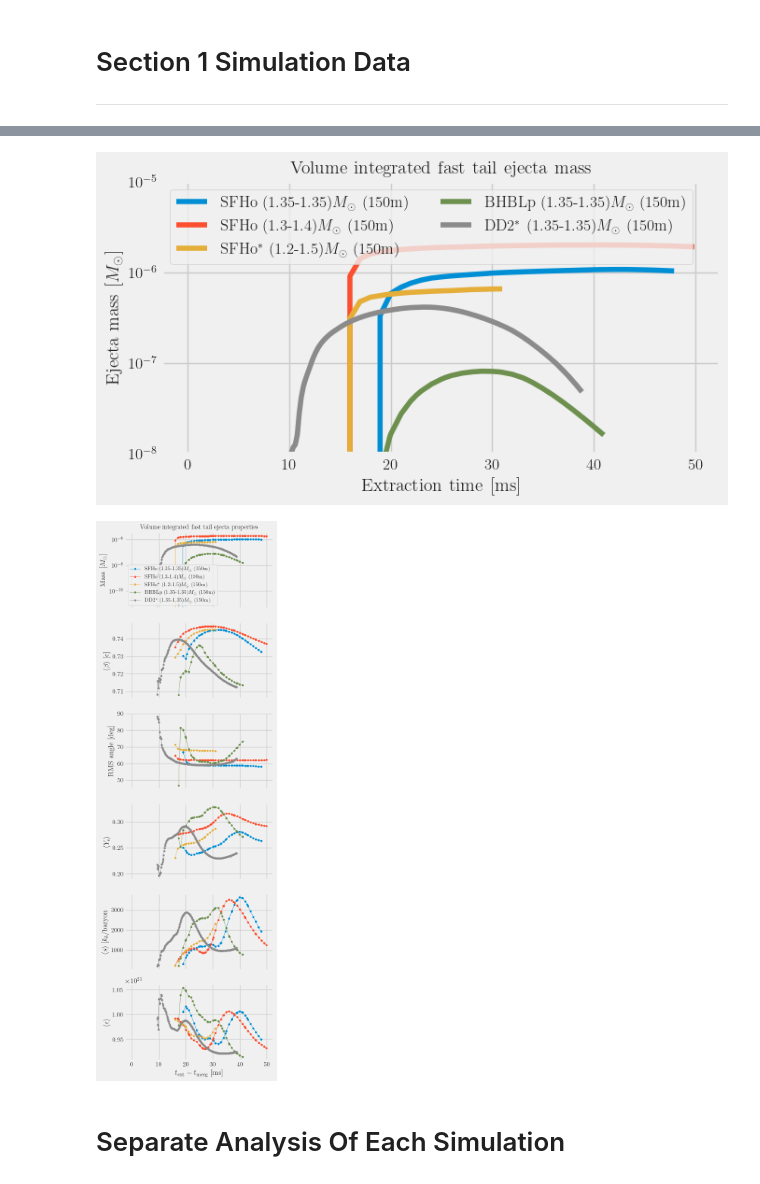
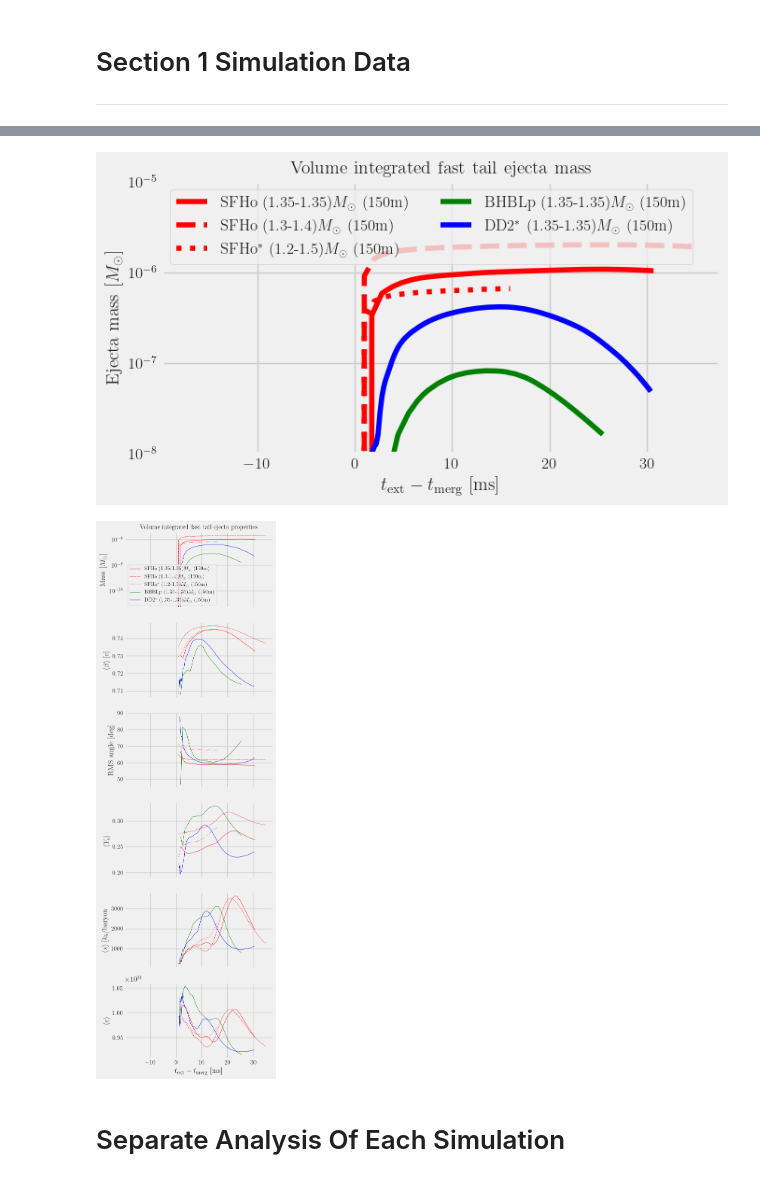
Before and after one commit to vsevolodnedora/PBA_projects, a Jupyter notebook: knafg/knafg_kenta/ejecta_analysis.ipynb, the cells around one changed output, grey strips where cells are left out. Saved outputs shown, nothing was run; the diff lists cells and outputs as text; code cells hidden in the pictures.

```diff
--- a/knafg/knafg_kenta/ejecta_analysis.ipynb
+++ b/knafg/knafg_kenta/ejecta_analysis.ipynb
@@ -113,6 +115,7 @@ def get_vave_theta_rms(sim_dic:dict, crit:str) -> pd.DataFrame:
     ej = PBA.id_kenta.EjectaData(sim_dic["datadir"]+"ej_collated.h5",verbose=True)
 
     for it, text in enumerate(ej.getText()):
+
         ej_mass = ej.get(v_n="mass",text=text)
 
         mask = ej.get_vinf_mask(crit=crit)
@@ -133,7 +136,7 @@ def get_vave_theta_rms(sim_dic:dict, crit:str) -> pd.DataFrame:
 
     tmerg = sim_dic["tmerg"]
     times = ej.getText()
-    vals["time"] = times# - tmerg
+    vals["time"] = times - tmerg
 
     return pd.DataFrame.from_dict(vals)
 # %%
@@ -178,6 +175,7 @@ FAST TAIL PROPERTIES AT EXTRACTION TIME WHEN MASS IS MAX
 # %%
 # Ejecta mass evolution of all simulation
-def plot_all_sim_ejecta_mass(crit=None,yscale="linear",ylim=(0,0.04),title="Volume integrated ejecta mass"):
+def plot_all_sim_ejecta_mass(crit=None,yscale="linear",ylim=(0,0.04),title="Volume integrated ejecta mass",
+                             figname="figname"):
     fig, ax = plt.subplots(ncols=1,nrows=1,figsize=(7,4))
     #ax2 = ax.twinx()
     for idx, sim_dic in enumerate(df.iterrows()):
@@ -187,13 +185,13 @@ def plot_all_sim_ejecta_mass(crit=None,yscale="linear",ylim=(0,0.04),title="Volu
             mass = ej.total_mass()
         else:
             mass = ej.total_mass_vs_text(crit=crit)
-
+        tmerg = sim_dic["tmerg"]
         if sim_dic["given_time"] == "new":
-            ax.plot(ej.getText(), mass, color=color_pal[idx],
-                label=sim_dic["label"],ls="-")
+            ax.plot(ej.getText()-tmerg, mass,
+                    color=sim_dic["color"], ls=sim_dic["ls"], label=sim_dic["label"])
         else:
-            ax.plot(ej.getText(), mass, color=color_pal[idx],
-                label=sim_dic["label"],ls=":")
+            ax.plot(ej.getText()-tmerg, mass, color=sim_dic["color"], ls=sim_dic["ls"],
+                label=sim_dic["label"])
         # data = PBA.id_kenta.Data(fpath_rhomax=sim_dic["datadir"]+sim_dic["rhomax"],
         #                          fpath_mdot=sim_dic["datadir"]+sim_dic["mdot_extract"])
         # ax.plot(ej.getText(), ej.total_mass_fasttail(),color=color_pal[sim_dic["idx"]],
@@ -205,15 +203,14 @@ def plot_all_sim_ejecta_mass(crit=None,yscale="linear",ylim=(0,0.04),title="Volu
     ax.set_yscale(yscale)
     ax.legend(fontsize=12,ncol=2)
     # ax.set_yscale("log")
-    ax.set_xlabel("Extraction time [ms]",fontsize=14)
+    ax.set_xlabel(r"$t_{\rm ext} - t_{\rm merg}$ [ms]",fontsize=14)
     ax.set_ylabel(r"Ejecta mass $[M_{\odot}]$",fontsize=14)
     ax.set_title(title,fontsize=14)
     # ax.grid(which="both",axis="both")
     plt.tight_layout()
-    plt.savefig(figs+"ejecta_mass_evol.png",dpi=256)
+    plt.savefig(figs+figname,dpi=256)
     plt.show()
-def plot_all_sim_ejecta_massave_vel(crit=None,yscale="linear",ylim=(0,0.04),title="Volume integrated ejecta mass",
-                                    figfpath:str="mej_vej_theta.png"):
+def plot_all_sim_ejecta_massave_vel(crit=None,yscale="linear",ylim=(0,0.04),title="Volume integrated ejecta mass", figfpath:str="mej_vej_theta.png"):
     fig, ax = plt.subplots(ncols=1,nrows=6,sharex="all",figsize=(5,15))
     #ax2 = ax.twinx()
     for idx, sim_dic in enumerate(df.iterrows()):
@@ -221,15 +218,15 @@ def plot_all_sim_ejecta_massave_vel(crit=None,yscale="linear",ylim=(0,0.04),titl
 
         df_ave = get_vave_theta_rms(sim_dic=sim_dic, crit=crit)
 
-        ax[0].plot(df_ave["time"], df_ave["mass"], color=color_pal[idx], label=sim_dic["label"],marker='.', lw=.6)
+        ax[0].plot(df_ave["time"], df_ave["mass"], color=sim_dic["color"], label=sim_dic["label"], ls=sim_dic["ls"], lw=.6)
 
         # ---
 
-        ax[1].plot(df_ave["time"], df_ave["vave"], color=color_pal[idx], marker='.', lw=.6)
-        ax[2].plot(df_ave["time"], df_ave["theta_rms"], color=color_pal[idx], marker='.', lw=.6)
-        ax[3].plot(df_ave["time"], df_ave["ye_ave"], color=color_pal[idx], marker='.', lw=.6)
-        ax[4].plot(df_ave["time"], df_ave["entr_ave"], color=color_pal[idx], marker='.', lw=.6)
-        ax[5].plot(df_ave["time"], df_ave["eps_ave"], color=color_pal[idx], marker='.', lw=.6)
+        ax[1].plot(df_ave["time"], df_ave["vave"], color=sim_dic["color"], ls=sim_dic["ls"], lw=.6)
+        ax[2].plot(df_ave["time"], df_ave["theta_rms"], color=sim_dic["color"], ls=sim_dic["ls"],lw=.6)
+        ax[3].plot(df_ave["time"], df_ave["ye_ave"], color=sim_dic["color"], ls=sim_dic["ls"], lw=.6)
+        ax[4].plot(df_ave["time"], df_ave["entr_ave"], color=sim_dic["color"], ls=sim_dic["ls"],lw=.6)
+        ax[5].plot(df_ave["time"], df_ave["eps_ave"], color=sim_dic["color"], ls=sim_dic["ls"], lw=.6)
 
 
 
@@ -255,7 +252,7 @@ def plot_all_sim_ejecta_massave_vel(crit=None,yscale="linear",ylim=(0,0.04),titl
     plt.savefig(figs+figfpath,dpi=512)
     plt.savefig(pdfs+figfpath.replace(".png",".pdf"))
     plt.show()
-plot_all_sim_ejecta_mass(crit=None,yscale="linear",ylim=(0., 0.01),
+plot_all_sim_ejecta_mass(crit=None,yscale="linear",ylim=(0., 0.01),figname="ejecta_mass_evol.png",
                          title="Volume integrated fast tail ejecta mass")
 plot_all_sim_ejecta_massave_vel(ylim=(0., 0.01),
                                 title="Volume integrated ejecta properties",
@@ -266,15 +263,15 @@ plot_all_sim_ejecta_massave_vel(ylim=(0., 0.01),
 # %%
 # Ejecta mass fast tail evolution of all simulations
-plot_all_sim_ejecta_mass(crit="fast",yscale="log",ylim=(1e-8,1e-5),
+plot_all_sim_ejecta_mass(crit="fast",yscale="log",ylim=(1e-8,1e-5),figname="ejecta_fasttail_mass_evol.png",
                          title="Volume integrated fast tail ejecta mass")
 plot_all_sim_ejecta_massave_vel(
     crit="fast",yscale="log",ylim=(1e-7,1e-5),
     title="Volume integrated fast tail ejecta properties",
     figfpath="mej_vej_theta_fasttail.png"
 )
 # %% [output]
-[figure, old version]
+[figure, new version]
-[figure, old version]
+[figure, new version]
 # %% [markdown]
 # Separate Analysis Of Each Simulation
 # %%
```
Also changed, not shown: parts of 9 cells of this notebook, 2 other files.
